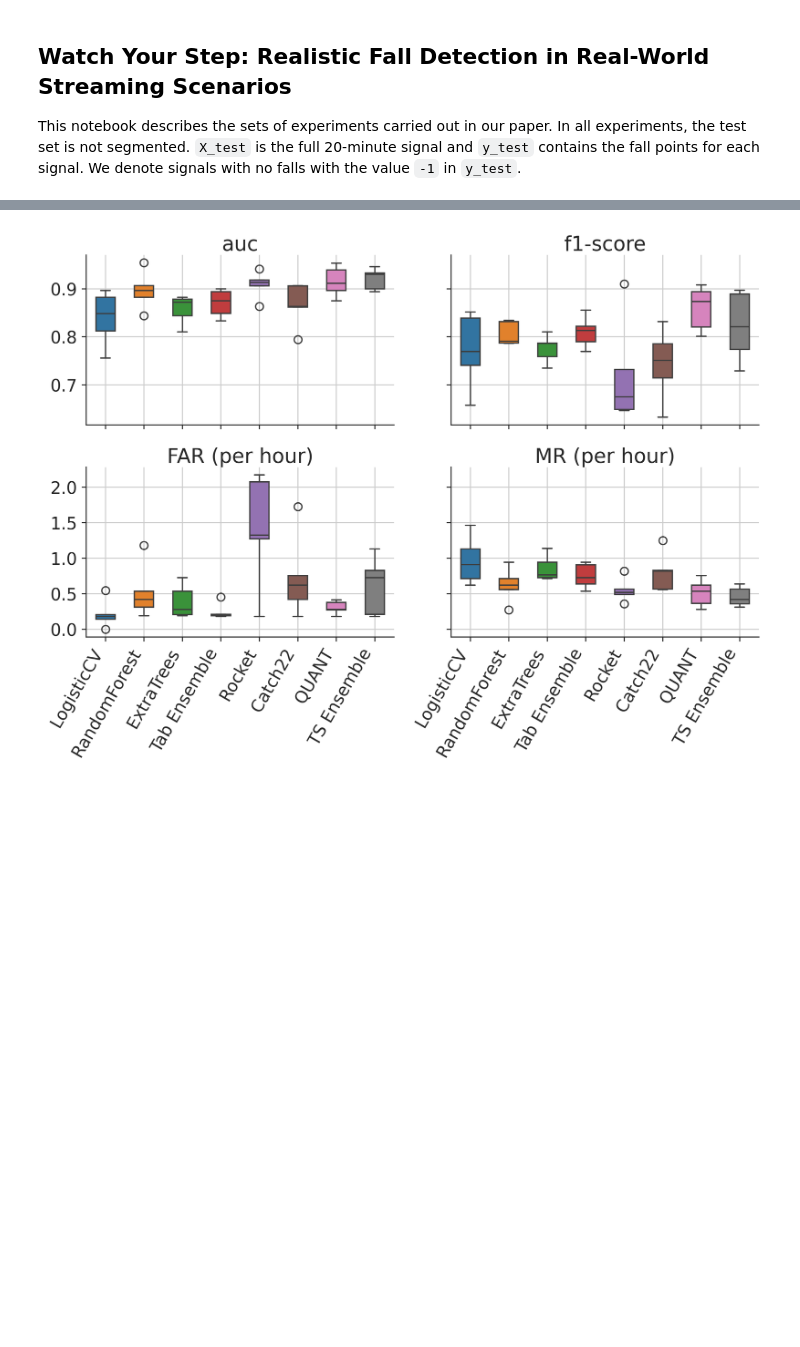
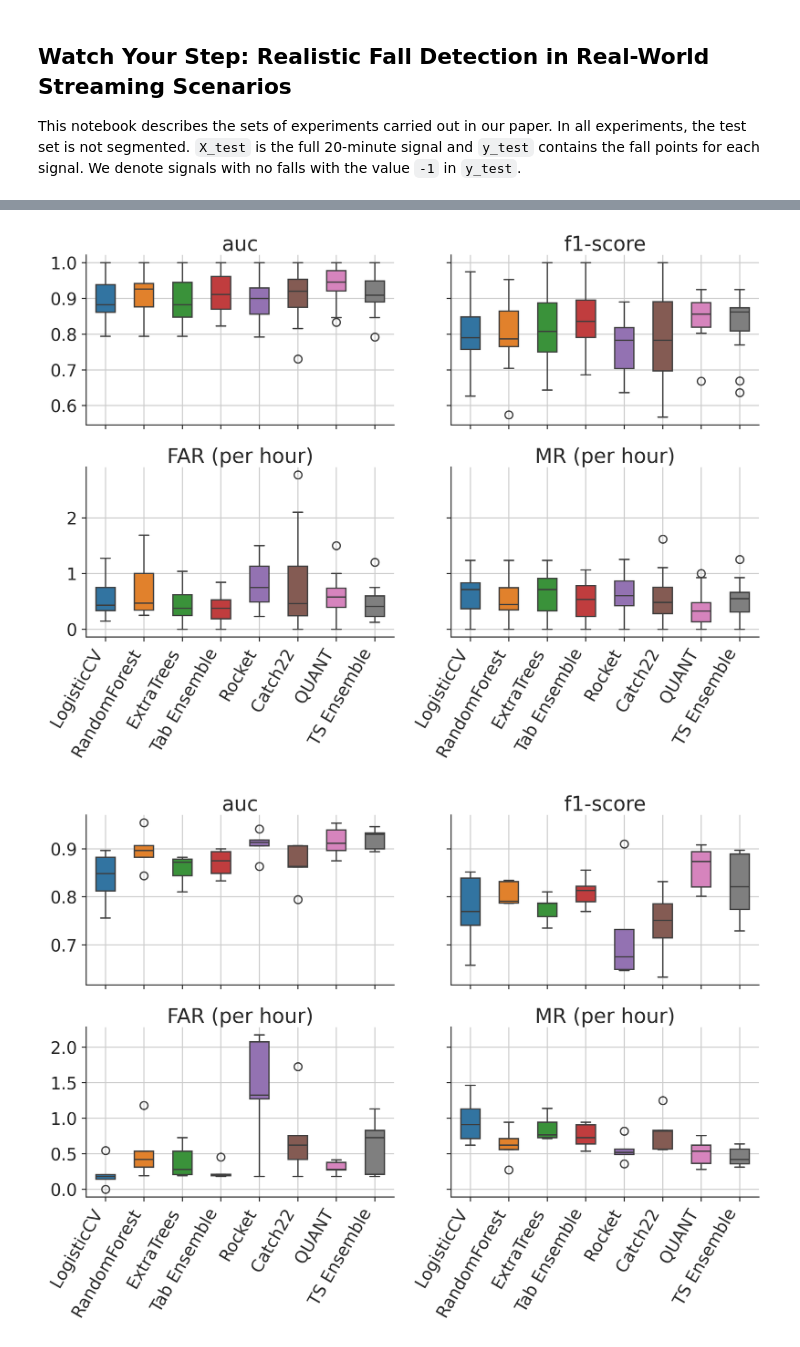
Before and after one commit to mlgig/fallstream, a Jupyter notebook: main.ipynb, the cells around one changed output, grey strips where cells are left out. Cells and saved outputs as stored; diff of their text form; code cells hidden in the pictures; blank space fills up the shorter version.

```diff
--- a/main.ipynb
+++ b/main.ipynb
@@ -89,6 +185,13 @@ for i in mean_df.index:
 
 aggr_df = pd.DataFrame(data=aggr)
 aggr_df.to_csv(f'results/farseeing_all_aggr_df.csv')
+# %%
+load_path = 'results/farseeing_all_metric_df.csv'
+all_metric_df = pd.read_csv(load_path)
+metrics = ['auc', 'f1-score', 'false alarm rate', 'miss rate']
+utils.visualise_all_metrics(all_metric_df, metrics=metrics)
+# %% [output]
+[figure, added]
 # %%
 load_path = 'results/farseeing_all_metric_df.csv'
 all_metric_df = pd.read_csv(load_path)
```
Also changed, not shown: parts of 13 cells of this notebook, 17 other files.
